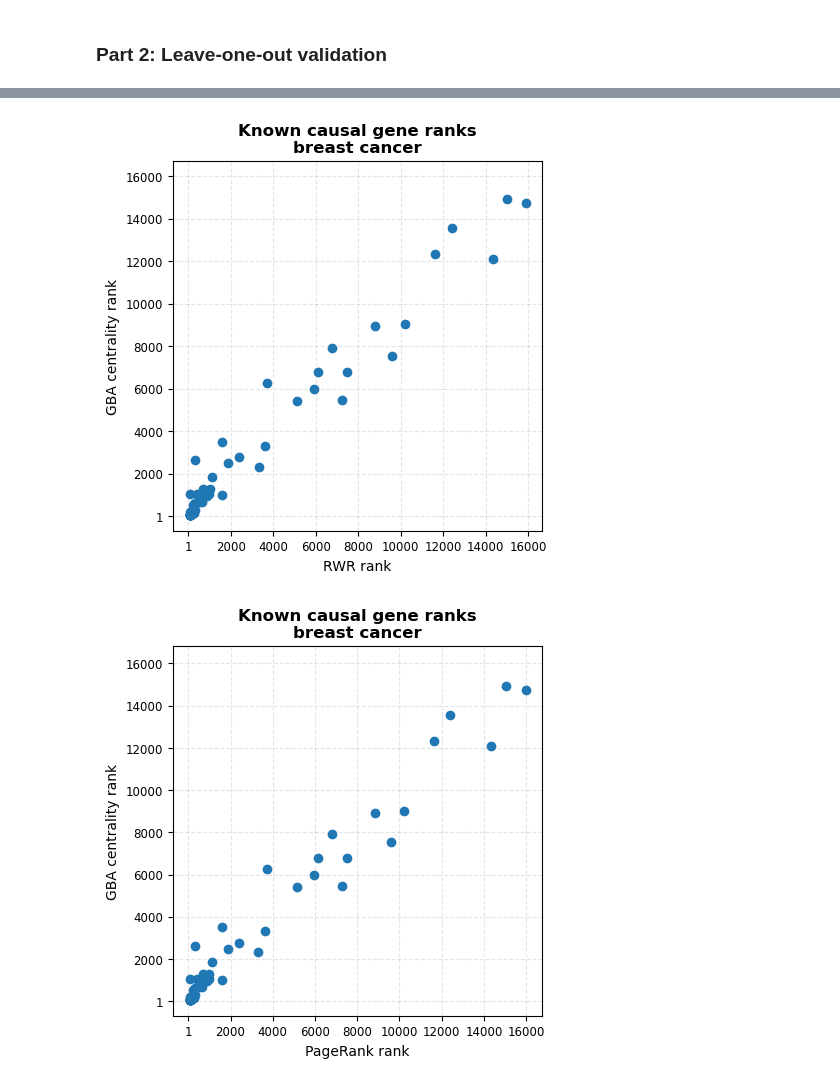
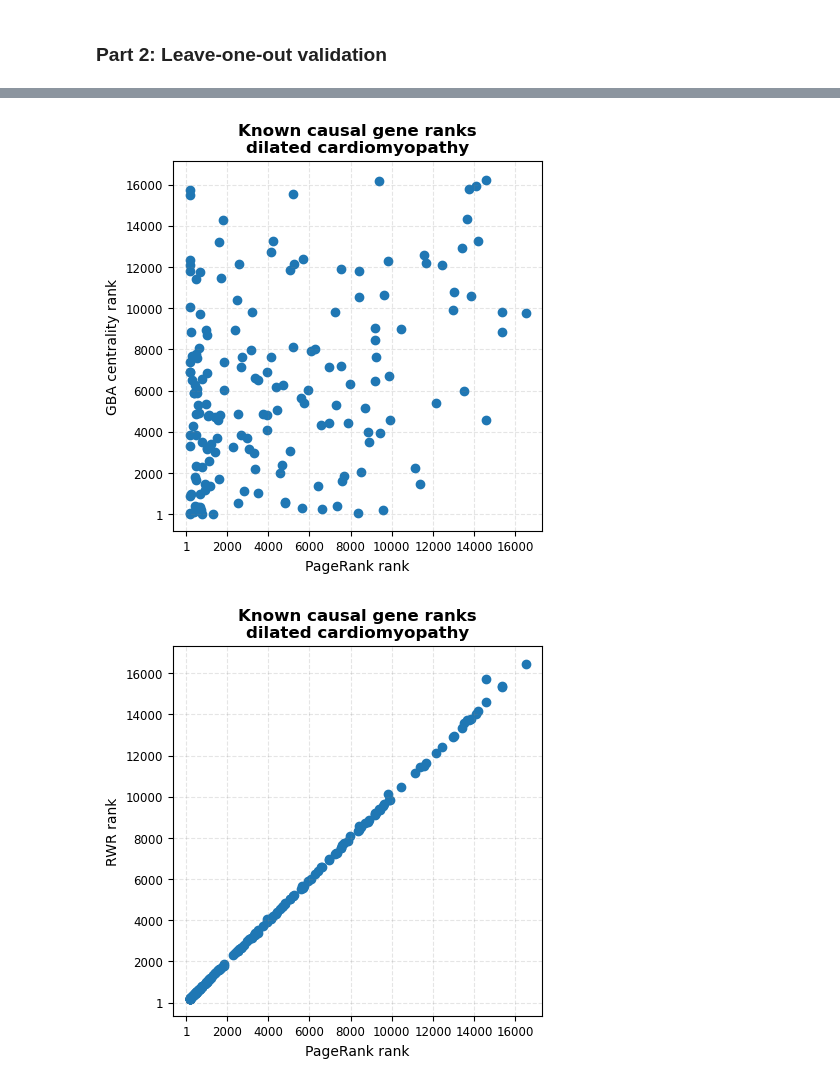
Before and after one commit to jedrzejkubica/GBA-centrality-validation, a Jupyter notebook: validation.ipynb, the cells around one changed output, grey strips where cells are left out. Saved outputs shown, nothing was run; the diff lists cells and outputs as text; code cells hidden in the pictures.

```diff
--- a/validation.ipynb
+++ b/validation.ipynb
@@ -183,14 +183,14 @@ def format_pvalue(pvalue):
 ### Set parameters and paths
 # %%
 '''Set parameters with which GBA_centrality.py was run'''
-PHENOTYPE = "MMAF"
+PHENOTYPE = "DILCARD"
 ALPHA = 0.5
 alpha = str(ALPHA).replace('.', '')
 WEIGHTED = False
 DIRECTED = False
 # %%
 '''Set path for output figures if needed'''
-SAVE_FIGURES = False
+SAVE_FIGURES = True
 FIGURES_DIR = "./figures/"
 # %%
 INTERACTOME_FILE = "/home/kubicaj/GBA-input/interactome_human.sif"
@@ -888,43 +929,43 @@ WilcoxonResult(statistic=705.0, pvalue=0.9579587379250882)
 # %%
-# compare GBA centrality rank vs RWR rank for each left-out gene
+# compare GBA centrality rank vs PageRank rank for each left-out gene
 
-matplotlib.pyplot.scatter(x=ranks_RWR, y=ranks_GBA)
-matplotlib.pyplot.xlabel("RWR rank")
+matplotlib.pyplot.scatter(x=ranks_pagerank, y=ranks_GBA)
+matplotlib.pyplot.xlabel("PageRank rank")
 matplotlib.pyplot.ylabel("GBA centrality rank")
 
 if PHENOTYPE in ["MMAF", "NOA", "OG", "PCD", "POF"]:
     matplotlib.pyplot.title(f"Known causal gene ranks\n{PHENOTYPE}", weight='bold', fontsize=12)
 elif PHENOTYPE == "BC":
     matplotlib.pyplot.title(f"Known causal gene ranks\nbreast cancer", weight='bold', fontsize=12)
 elif PHENOTYPE == "CC":
     matplotlib.pyplot.title(f"Known causal gene ranks\ncolon cancer", weight='bold', fontsize=12)
 elif PHENOTYPE == "HYPCARD":
     matplotlib.pyplot.title(f"Known causal gene ranks\nhypertrophic cardiomyopathy", weight='bold', fontsize=12)
 elif PHENOTYPE == "DILCARD":
     matplotlib.pyplot.title(f"Known causal gene ranks\ndilated cardiomyopathy", weight='bold', fontsize=12)
 
 ticks  = numpy.arange(0, len(interactome), step=2000)
 ticks[0] = 1
 ticks = ticks[::-1]
 
 matplotlib.pyplot.xticks(ticks, fontsize=8.5)
 matplotlib.pyplot.yticks(ticks, fontsize=8.5)
 
 matplotlib.pyplot.axis('square')
 
 matplotlib.pyplot.grid(True, linestyle='--', which='major',
                    color='grey', alpha=0.2)
 
 if SAVE_FIGURES:
-    matplotlib.pyplot.savefig(FIGURES_DIR + f"GBA_vs_RWR_{PHENOTYPE}_scatter", dpi=1000)
+    matplotlib.pyplot.savefig(FIGURES_DIR + f"{PHENOTYPE}_scatter_GBA_vs_PageRank", dpi=1000)
 # %% [output]
-[figure, old version]
+[figure, new version]
 # %%
-# compare GBA centrality rank vs PageRank rank for each left-out gene
+# compare RWR rank vs PageRank rank for each left-out gene
 
-matplotlib.pyplot.scatter(x=ranks_pagerank, y=ranks_GBA)
+matplotlib.pyplot.scatter(x=ranks_pagerank, y=ranks_RWR)
 matplotlib.pyplot.xlabel("PageRank rank")
-matplotlib.pyplot.ylabel("GBA centrality rank")
+matplotlib.pyplot.ylabel("RWR rank")
 
 if PHENOTYPE in ["MMAF", "NOA", "OG", "PCD", "POF"]:
     matplotlib.pyplot.title(f"Known causal gene ranks\n{PHENOTYPE}", weight='bold', fontsize=12)
@@ -950,6 +991,6 @@ matplotlib.pyplot.grid(True, linestyle='--', which='major',
                    color='grey', alpha=0.2)
 
 if SAVE_FIGURES:
-    matplotlib.pyplot.savefig(FIGURES_DIR + f"GBA_vs_PageRank_{PHENOTYPE}_scatter", dpi=1000)
+    matplotlib.pyplot.savefig(FIGURES_DIR + f"{PHENOTYPE}_scatter_RWR_vs_PageRank", dpi=1000)
 # %% [output]
-[figure, old version]
+[figure, new version]
```
Also changed, not shown: parts of 25 cells of this notebook.
